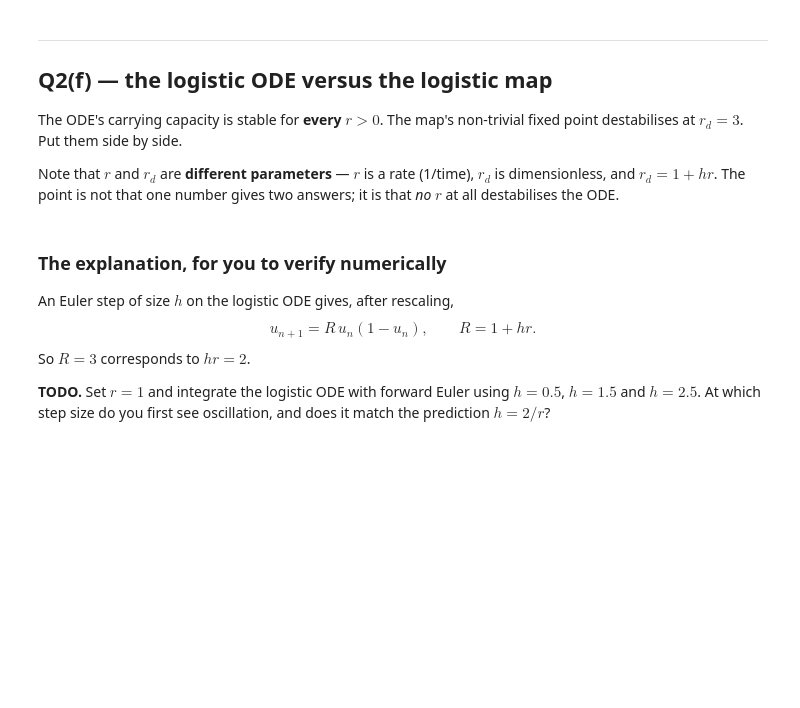
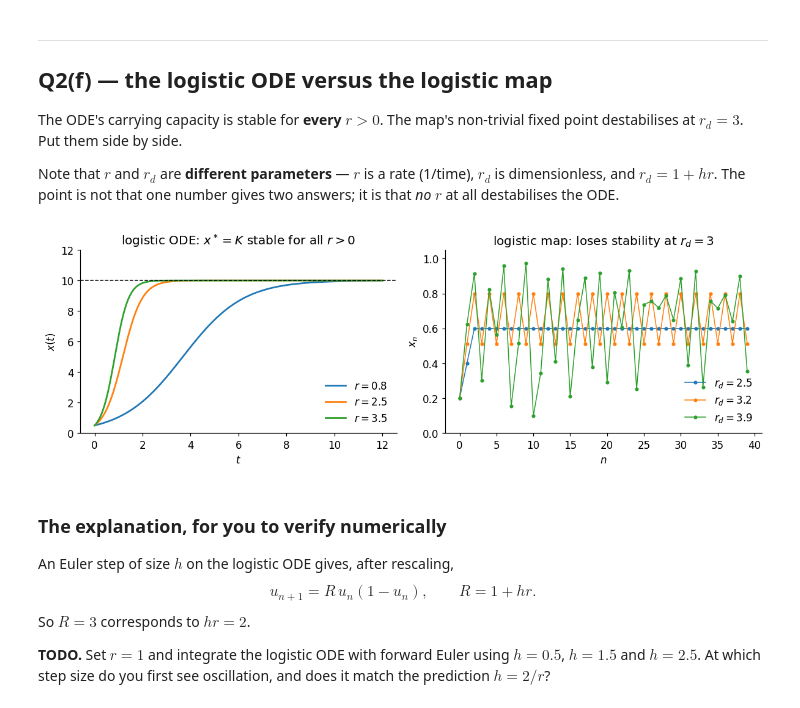
Before and after one commit to dylansharpe19/Mathematical-Modelling, a Jupyter notebook: Week1/week1_template.ipynb, the cells around one changed output. Saved outputs shown, nothing was run; the diff lists cells and outputs as text; code cells hidden in the pictures; blank space fills up the shorter version.

```diff
--- a/Week1/week1_template.ipynb
+++ b/Week1/week1_template.ipynb
@@ -124,34 +128,36 @@ rdMAP = [2.5, 3.2, 3.9]   # r_d, dimensionless -- not the same as rODE
 
 
 def logistic_ode(t, x0, r, K):
     """Exact solution of dx/dt = r x (1 - x/K), from Q1(d)."""
     # TODO: return the exact solution you derived in Q1(d).
-    return np.nan * np.asarray(t, dtype=float)
+    return K*np.exp(r*t)/((K-x0)/x0 +np.exp(r*t))
 
 
 fig, (axL, axR) = plt.subplots(1, 2, figsize=(11, 3.8))
 
 # --- left: exact solution of the logistic ODE ---
 t = np.linspace(0, 12, 400)
 for r in rODE:
     axL.plot(t, logistic_ode(t, x0, r, K), label=f"$r = {r}$")
 axL.axhline(K, color="k", ls="--", lw=1)
 axL.set(xlabel="$t$", ylabel="$x(t)$", ylim=(0, 12),
         title="logistic ODE: $x^*=K$ stable for all $r>0$")
 axL.legend(loc="lower right", frameon=False)
 
 # --- right: iterates of the logistic map ---
 nSteps = 40
 for rd in rdMAP:
     x = np.zeros(nSteps); x[0] = 0.2
     for n in range(nSteps - 1):
         x[n+1] = logistic_map(x[n], rd)
     axR.plot(np.arange(nSteps), x, "-o", ms=3, lw=1, label=f"$r_d = {rd}$")
 axR.set(xlabel="$n$", ylabel="$x_n$", ylim=(0, 1.05),
         title="logistic map: loses stability at $r_d=3$")
 axR.legend(loc="lower right", frameon=False)
 plt.tight_layout()
 plt.show()
+# %% [output]
+[figure, added]
 # %% [markdown]
 ### The explanation, for you to verify numerically
 
```
Also changed, not shown: parts of 3 cells of this notebook.
